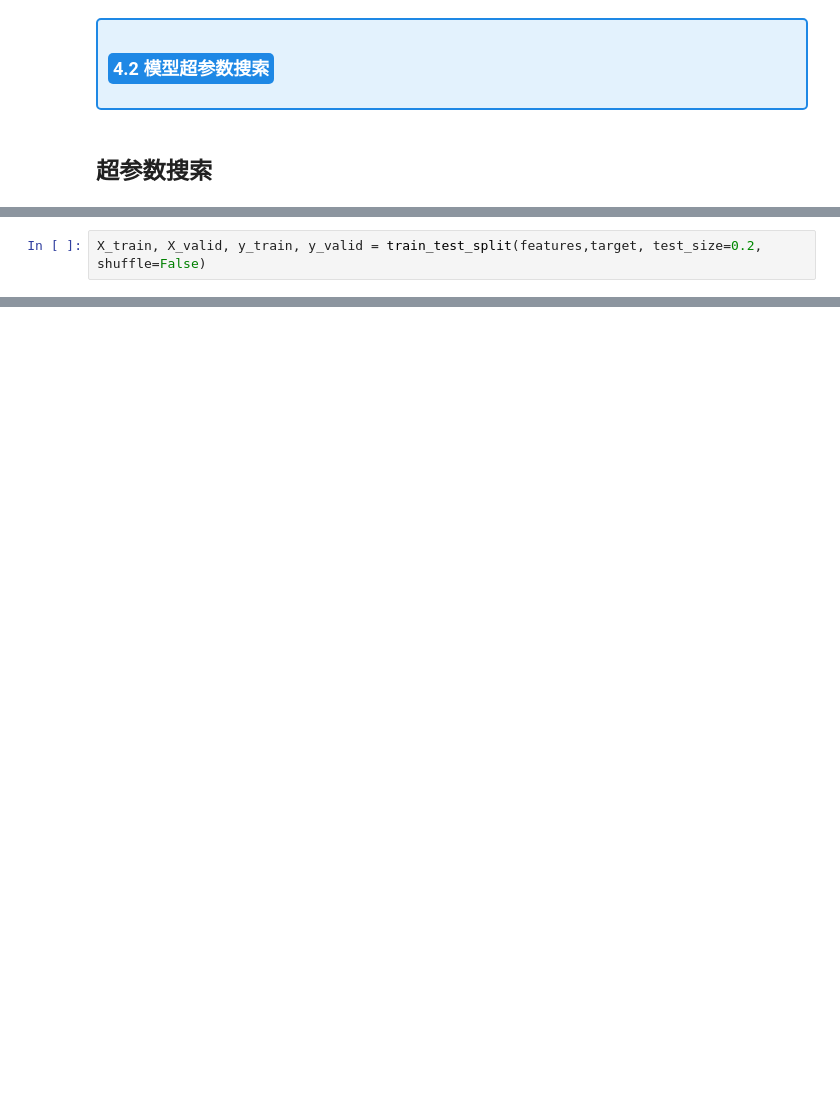
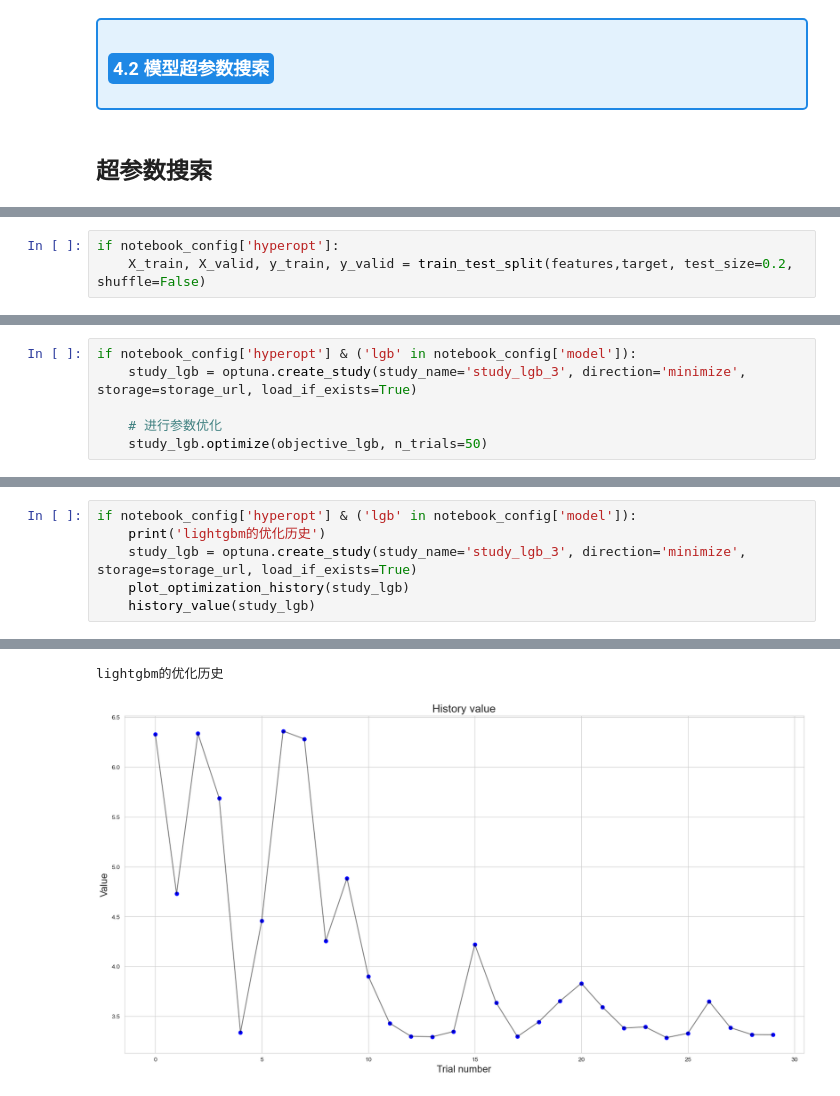
Before and after one commit to 2665477495/closing_auction_premodel, a Jupyter notebook: optiver-baseline4wabulabu.ipynb, the cells around one changed output, grey strips where cells are left out. Drawn from its saved outputs; the diff is of its cells as text; blank space fills up the shorter version.

```diff
--- a/optiver-baseline4wabulabu.ipynb
+++ b/optiver-baseline4wabulabu.ipynb
@@ -540,3 +520,4 @@ xgb的分数是 3.2451056385224883
 # %%
-X_train, X_valid, y_train, y_valid = train_test_split(features,target, test_size=0.2, shuffle=False)
+if notebook_config['hyperopt']:
+    X_train, X_valid, y_train, y_valid = train_test_split(features,target, test_size=0.2, shuffle=False)
 # %%
@@ -695,2 +664,8 @@ study_xgb.optimize(objective_xgb, n_trials=20)
 Database 版本: ('8.0.34',)
 数据库连接成功！
+# %%
+if notebook_config['hyperopt'] & ('lgb' in notebook_config['model']):
+    study_lgb = optuna.create_study(study_name='study_lgb_3', direction='minimize', storage=storage_url, load_if_exists=True)
+
+    # 进行参数优化
+    study_lgb.optimize(objective_lgb, n_trials=50)
@@ -696,0 +844,7 @@ Database 版本: ('8.0.34',)
+# %%
+if notebook_config['hyperopt'] & ('lgb' in notebook_config['model']):
+    print('lightgbm的优化历史')
+    study_lgb = optuna.create_study(study_name='study_lgb_3', direction='minimize', storage=storage_url, load_if_exists=True)
+    plot_optimization_history(study_lgb)
+    history_value(study_lgb)
+# %% [output]
@@ -696,0 +852,2 @@ Database 版本: ('8.0.34',)
+lightgbm的优化历史
+[figure, added]
```
Also changed, not shown: parts of 60 cells of this notebook, 9 other files.
